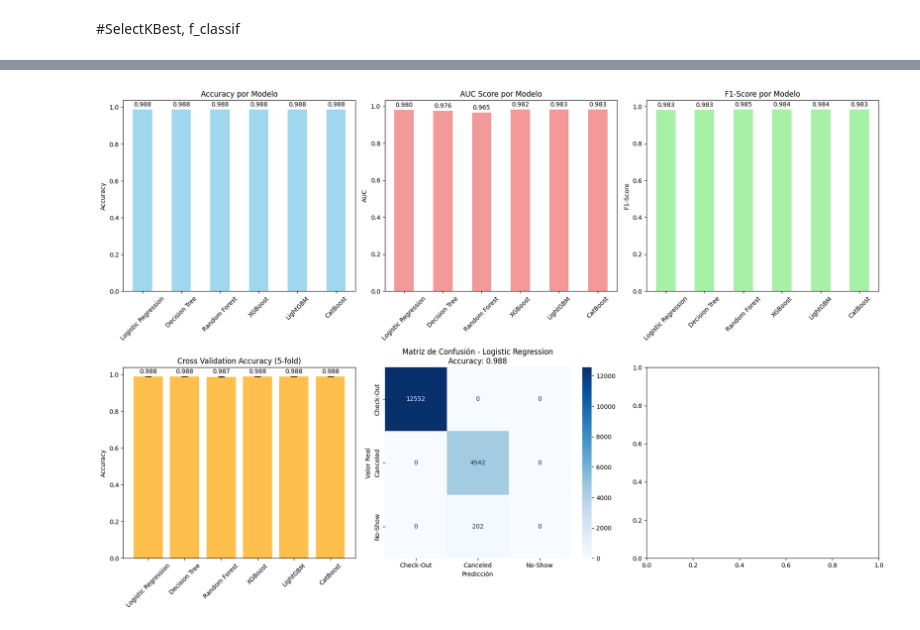
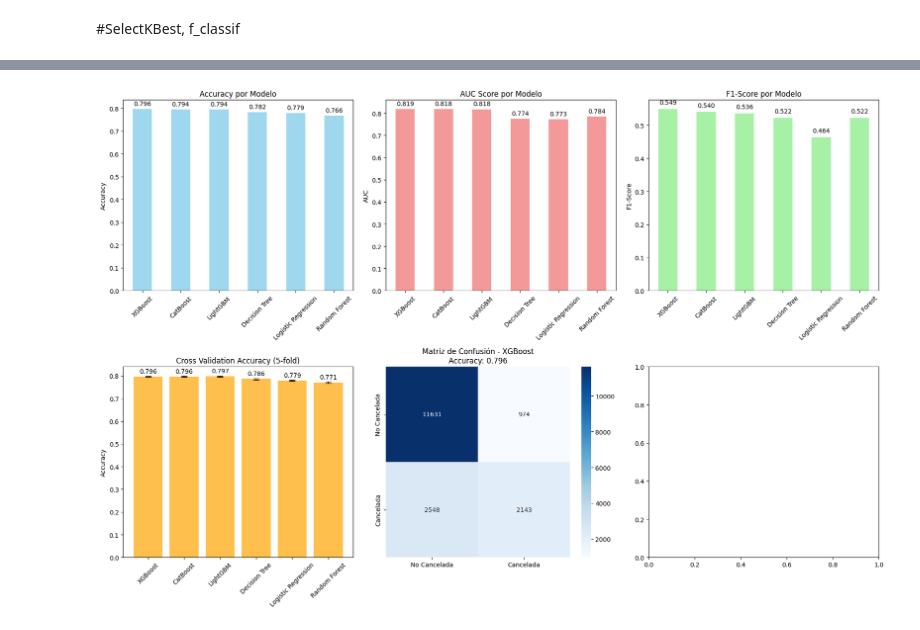
Before and after one commit to cinth90/Datascience1, a Jupyter notebook: ProyectoDS_ParteIII_Debenedetto_ipynb.ipynb, the cells around one changed output, grey strips where cells are left out. Drawn from its saved outputs; the diff is of its cells as text; code cells hidden in the pictures.

```diff
--- a/ProyectoDS_ParteIII_Debenedetto_ipynb.ipynb
+++ b/ProyectoDS_ParteIII_Debenedetto_ipynb.ipynb
@@ -454,7 +486,7 @@ Las siguientes variables son categoricas por lo que se realiza un one-hot encode
 la variable llegada_mes tiene un orden natural por lo que se respeta su cardinalidad usando label encoded. ['January' < 'February' < 'March' < 'April' ... 'September' < 'October' <'November' < 'December']
 # %%
 #one-hot encoding para columnas categoricas
-one_hot_cols = ['hotel', 'comida', 'segmento_de_mercado', 'cuarto_tipo_reserva','cuarto_tipo_asignado', 'deposito_tipo', 'reserva_tipo']
+one_hot_cols = ['comida', 'segmento_de_mercado', 'cuarto_tipo_reserva','cuarto_tipo_asignado', 'deposito_tipo', 'reserva_tipo']
 
 df_imputed_IQR = pd.get_dummies(df_imputed_IQR, columns=one_hot_cols)
 
@@ -1009,18 +1031,8 @@ from sklearn.metrics import (accuracy_score, precision_score, recall_score,
 import warnings
 warnings.filterwarnings('ignore')
 # %%
-# Transformar target a numérico
-estado_map = {
-    'Check-Out': 0,    # La reserva se completó
-    'Canceled': 1,     # La reserva fue cancelada
-    'No-Show': 2       # El huésped no se presentó
-}
-
-df_imputed_IQR['reserva_estado_codificada'] = df_imputed_IQR['reserva_estado'].map(estado_map)
-
 # Seleccionar features basado en el análisis de correlación
-best_features = ['cancelada',
-                 'reserva_anticipacion_dias',
+best_features = ['reserva_anticipacion_dias',
                  'llegada_anio',
                  'adultos',
                  'reserva_cambios',
@@ -1036,10 +1048,10 @@ best_features = ['cancelada',
                  'reserva_tipo_Transient-Party']
 # %%
 X = df_imputed_IQR[best_features].copy()
-y = df_imputed_IQR['reserva_estado_codificada']
+y = df_imputed_IQR['cancelada']
 
 X_train, X_test, y_train, y_test = train_test_split(
-    X, y, test_size=0.2, random_state=42, stratify=y)
+    X, y, test_size=0.2, random_state=42)
 
 # Escalar features
 scaler = StandardScaler()
@@ -1187,48 +1183,36 @@ for i, v in enumerate(results_df_sorted['AUC']):
     axes[0,1].text(i, v + 0.01, f'{v:.3f}', ha='center', va='bottom')
 
 # Gráfico 3: F1-Score
 results_df_sorted['F1-Score'].plot(kind='bar', ax=axes[0,2], color='lightgreen', alpha=0.8)
 axes[0,2].set_title('F1-Score por Modelo')
 axes[0,2].set_ylabel('F1-Score')
 axes[0,2].tick_params(axis='x', rotation=45)
 for i, v in enumerate(results_df_sorted['F1-Score']):
     axes[0,2].text(i, v + 0.01, f'{v:.3f}', ha='center', va='bottom')
 
 # Gráfico 4: Cross Validation
 cv_means = results_df_sorted['CV Mean']
 cv_stds = results_df_sorted['CV Std']
 axes[1,0].bar(cv_means.index, cv_means.values, yerr=cv_stds.values,
              capsize=5, alpha=0.7, color='orange')
 axes[1,0].set_title('Cross Validation Accuracy (5-fold)')
 axes[1,0].set_ylabel('Accuracy')
 axes[1,0].tick_params(axis='x', rotation=45)
 for i, v in enumerate(cv_means.values):
     axes[1,0].text(i, v + 0.01, f'{v:.3f}', ha='center', va='bottom')
 
 # Gráfico 5: Matriz de confusión del mejor modelo
-best_model_name = results_df_sorted['Accuracy'].idxmax()
+best_model_name = results_df['Accuracy'].idxmax()
 best_y_pred = predictions[best_model_name]
-#cm = confusion_matrix(y_test, best_y_pred)
-
-# --- Calcular matriz de confusión ---
-# Use unique values from y_test as labels
-labels = np.unique(y_test)
-cm = confusion_matrix(y_test, best_y_pred, labels=labels)
-
-# Get the class labels based on the numeric codes
-class_labels = {0: 'Check-Out', 1: 'Canceled', 2: 'No-Show'}
-tick_labels = [class_labels[label] for label in labels]
-
+cm = confusion_matrix(y_test, best_y_pred)
 
 sns.heatmap(cm, annot=True, fmt='d', cmap='Blues', ax=axes[1,1],
-            xticklabels=tick_labels,
-            yticklabels=tick_labels)
+            xticklabels=['No Cancelada', 'Cancelada'],
+            yticklabels=['No Cancelada', 'Cancelada'])
+axes[1,1].set_title(f'Matriz de Confusión - {best_model_name}\nAccuracy: {results_df.loc[best_model_name, "Accuracy"]:.3f}')
 
-axes[1,1].set_title(f'Matriz de Confusión - {best_model_name}\nAccuracy: {results_df_sorted.loc[best_model_name, "Accuracy"]:.3f}')
-axes[1,1].set_xlabel('Predicción')
-axes[1,1].set_ylabel('Valor Real')
 
 plt.tight_layout()
 plt.show()
 # %% [output]
-[figure, old version]
+[figure, new version]
```
Also changed, not shown: parts of 63 cells of this notebook.
